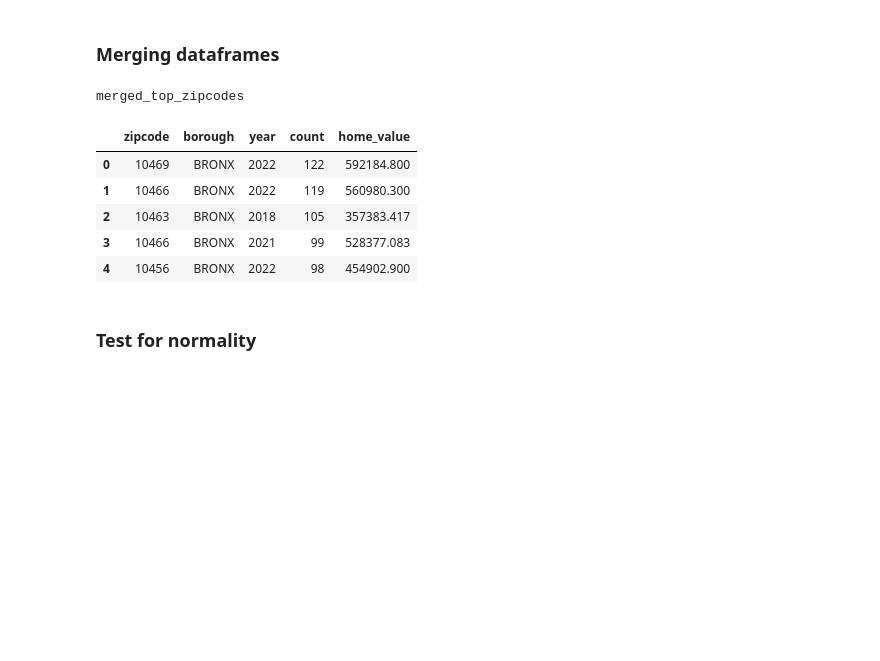
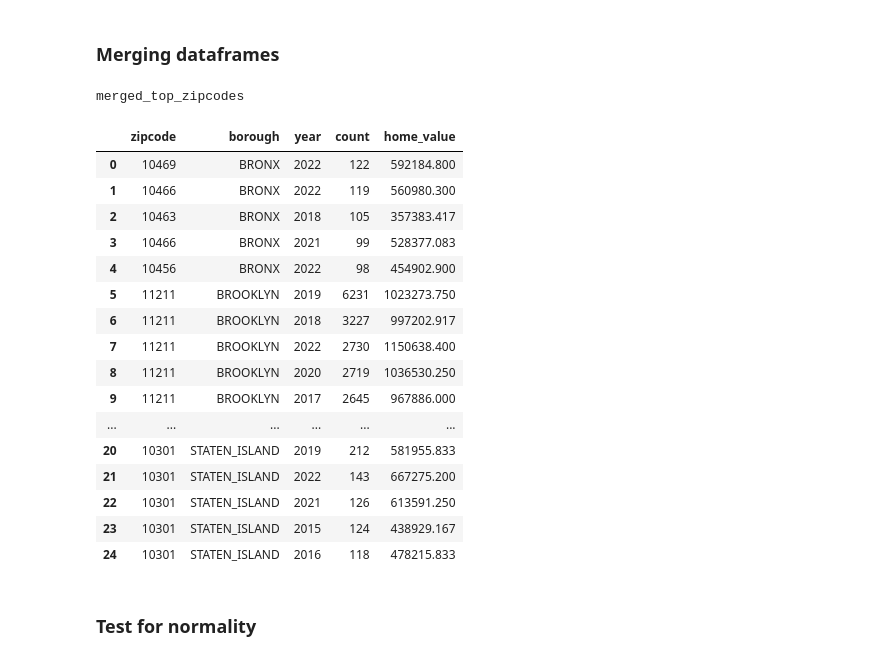
Before and after one commit to hpuma/Airbnb_Rental_Project, a Jupyter notebook: stats/home_value_mapped_zipcode_cumulative.ipynb, the cells around one changed output. Cells and saved outputs as stored; diff of their text form; code cells hidden in the pictures; blank space fills up the shorter version.

Commit message:
Updated latest stats notebooks, removed old notebooks, renamed home/rent val notebooks

```diff
--- a/stats/Zillow_home_value_mapped_zipcode_cumulative.ipynb
+++ b/stats/home_value_mapped_zipcode_cumulative.ipynb
@@ -11,9 +11,8 @@ pd.set_option('display.float_format', lambda x: '%.3f' % x)
 ### Top airbnb zipcodes throughout nyc  (2015-2022)
 Get top airbnb zip codes that need to be merged with zillow home values
 # %%
-top_zipcodes = pd.read_csv("./zipcode_data/nyc_top_zipcodes_all_years.csv")
-top_zipcodes["borough"] =  top_zipcodes["borough"].replace(' ', '_', regex=True)
-display(top_zipcodes.head())
+top_zipcodes = pd.read_csv("./zipcode_data/unmapped_data/nyc_top_zipcodes_count.csv")
+display(top_zipcodes)
 # %% [output]
 |  | zipcode | borough | year | count |
 | 0 | 10469 | BRONX | 2022 | 122 |
@@ -26,8 +36,6 @@ display(top_zipcodes.head())
 Get Zillow home values for each zipcode in nyc
 # %%
 home_values = pd.read_csv('../data/clean/zhome_value.csv', low_memory=False)
-home_values["date"] = pd.to_datetime(home_values["date"]).apply(lambda x: x.year)
-home_values = home_values.rename(columns={"date": "year", "zip_code": "zipcode"})
 display(home_values.head())
 # %% [output]
 |  | zipcode | state | city | borough | year | home_value |
@@ -116,13 +131,24 @@ home_values
 # %%
 merge_cols = ["year", "zipcode", "borough"]
 merged_top_zipcodes = pd.merge(top_zipcodes, home_values,  how='left', left_on=merge_cols, right_on=merge_cols)
 print("merged_top_zipcodes")
-display(merged_top_zipcodes.head())
+display(merged_top_zipcodes)
 # %% [output]
 merged_top_zipcodes
 |  | zipcode | borough | year | count | home_value |
 | 0 | 10469 | BRONX | 2022 | 122 | 592184.800 |
 | 1 | 10466 | BRONX | 2022 | 119 | 560980.300 |
 | 2 | 10463 | BRONX | 2018 | 105 | 357383.417 |
 | 3 | 10466 | BRONX | 2021 | 99 | 528377.083 |
 | 4 | 10456 | BRONX | 2022 | 98 | 454902.900 |
+| 5 | 11211 | BROOKLYN | 2019 | 6231 | 1023273.750 |
+| 6 | 11211 | BROOKLYN | 2018 | 3227 | 997202.917 |
+| 7 | 11211 | BROOKLYN | 2022 | 2730 | 1150638.400 |
+| 8 | 11211 | BROOKLYN | 2020 | 2719 | 1036530.250 |
+| 9 | 11211 | BROOKLYN | 2017 | 2645 | 967886.000 |
+| ... | ... | ... | ... | ... | ... |
+| 20 | 10301 | STATEN_ISLAND | 2019 | 212 | 581955.833 |
+| 21 | 10301 | STATEN_ISLAND | 2022 | 143 | 667275.200 |
+| 22 | 10301 | STATEN_ISLAND | 2021 | 126 | 613591.250 |
+| 23 | 10301 | STATEN_ISLAND | 2015 | 124 | 438929.167 |
+| 24 | 10301 | STATEN_ISLAND | 2016 | 118 | 478215.833 |
```
Also changed, not shown: parts of 8 cells of this notebook, 4 other files.
